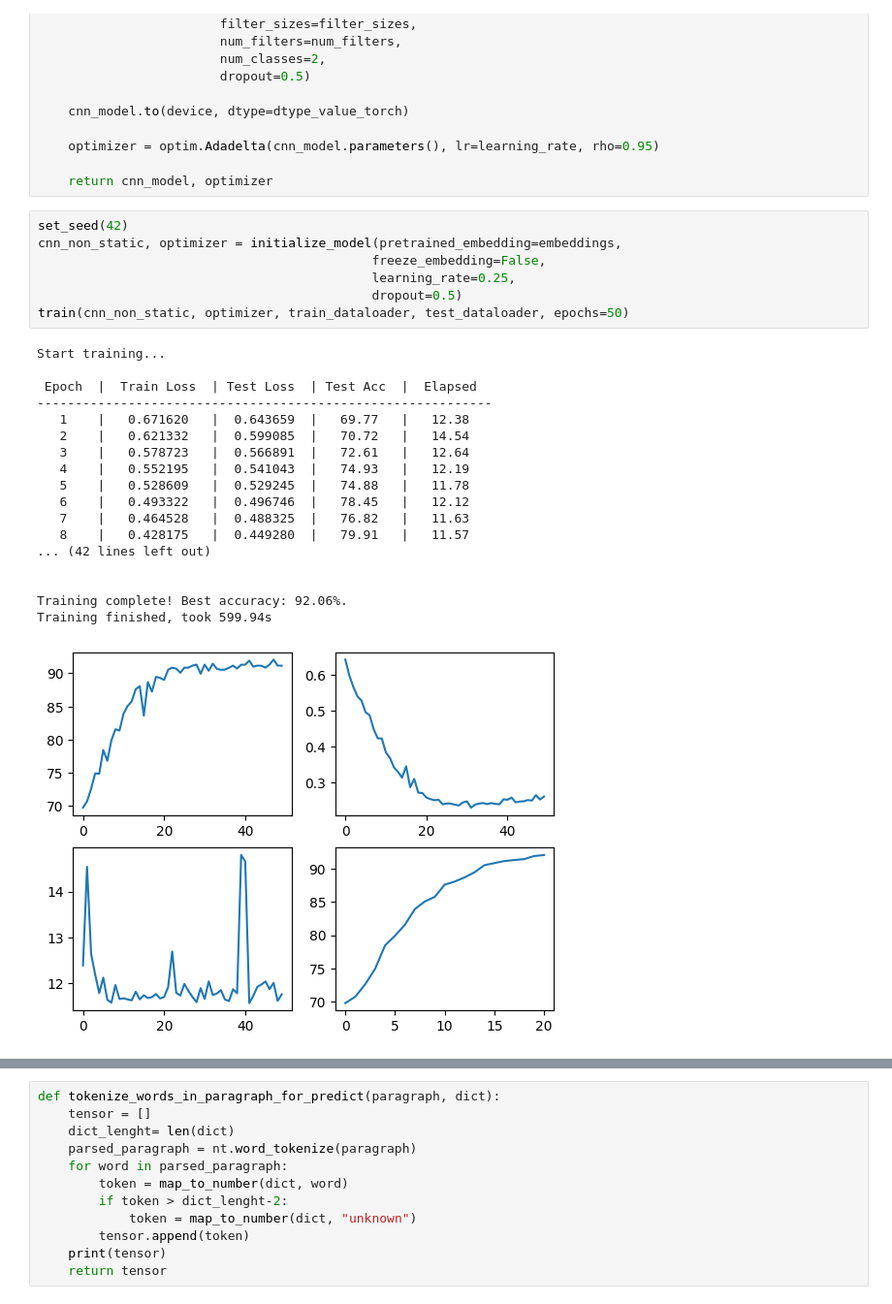
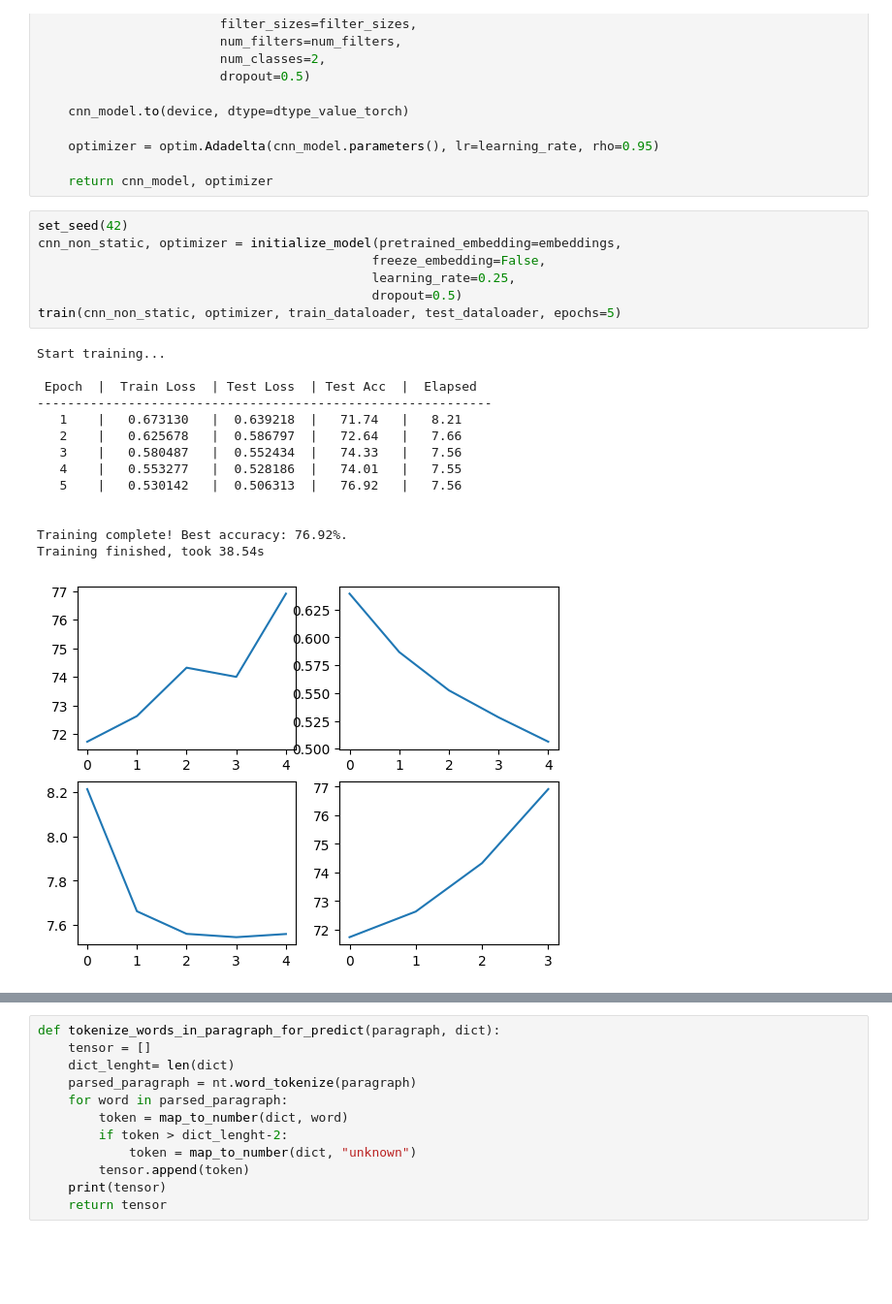
Before and after one commit to pamelacoca/authorClassification, a Jupyter notebook: cnn/classificatorcnn-fasttext.ipynb, the cells around one changed output, grey strips where cells are left out. Shown: that part at 97% size. Cells and saved outputs as stored; diff of their text form; blank space fills up the shorter version.

```diff
--- a/cnn/classificatorcnn-fasttext.ipynb
+++ b/cnn/classificatorcnn-fasttext.ipynb
@@ -403,27 +406,23 @@ def initialize_model(pretrained_embedding=None,
 # %%
 set_seed(42)
 cnn_non_static, optimizer = initialize_model(pretrained_embedding=embeddings,
                                             freeze_embedding=False,
                                             learning_rate=0.25,
                                             dropout=0.5)
-train(cnn_non_static, optimizer, train_dataloader, test_dataloader, epochs=50)
+train(cnn_non_static, optimizer, train_dataloader, test_dataloader, epochs=5)
 # %% [output]
 Start training...
 
  Epoch  |  Train Loss  | Test Loss  | Test Acc  |  Elapsed
 ------------------------------------------------------------
-   1    |   0.671620   |  0.643659  |   69.77   |   12.38
-   2    |   0.621332   |  0.599085  |   70.72   |   14.54
-   3    |   0.578723   |  0.566891  |   72.61   |   12.64
-   4    |   0.552195   |  0.541043  |   74.93   |   12.19
-   5    |   0.528609   |  0.529245  |   74.88   |   11.78
-   6    |   0.493322   |  0.496746  |   78.45   |   12.12
-   7    |   0.464528   |  0.488325  |   76.82   |   11.63
-   8    |   0.428175   |  0.449280  |   79.91   |   11.57
-... (42 lines left out)
+   1    |   0.673130   |  0.639218  |   71.74   |   8.21
+   2    |   0.625678   |  0.586797  |   72.64   |   7.66
+   3    |   0.580487   |  0.552434  |   74.33   |   7.56
+   4    |   0.553277   |  0.528186  |   74.01   |   7.55
+   5    |   0.530142   |  0.506313  |   76.92   |   7.56
 
 
-Training complete! Best accuracy: 92.06%.
-Training finished, took 599.94s
+Training complete! Best accuracy: 76.92%.
+Training finished, took 38.54s
-[figure, old version]
+[figure, new version]
 # %%
```
Also changed, not shown: parts of 11 cells of this notebook, 3 other files.
